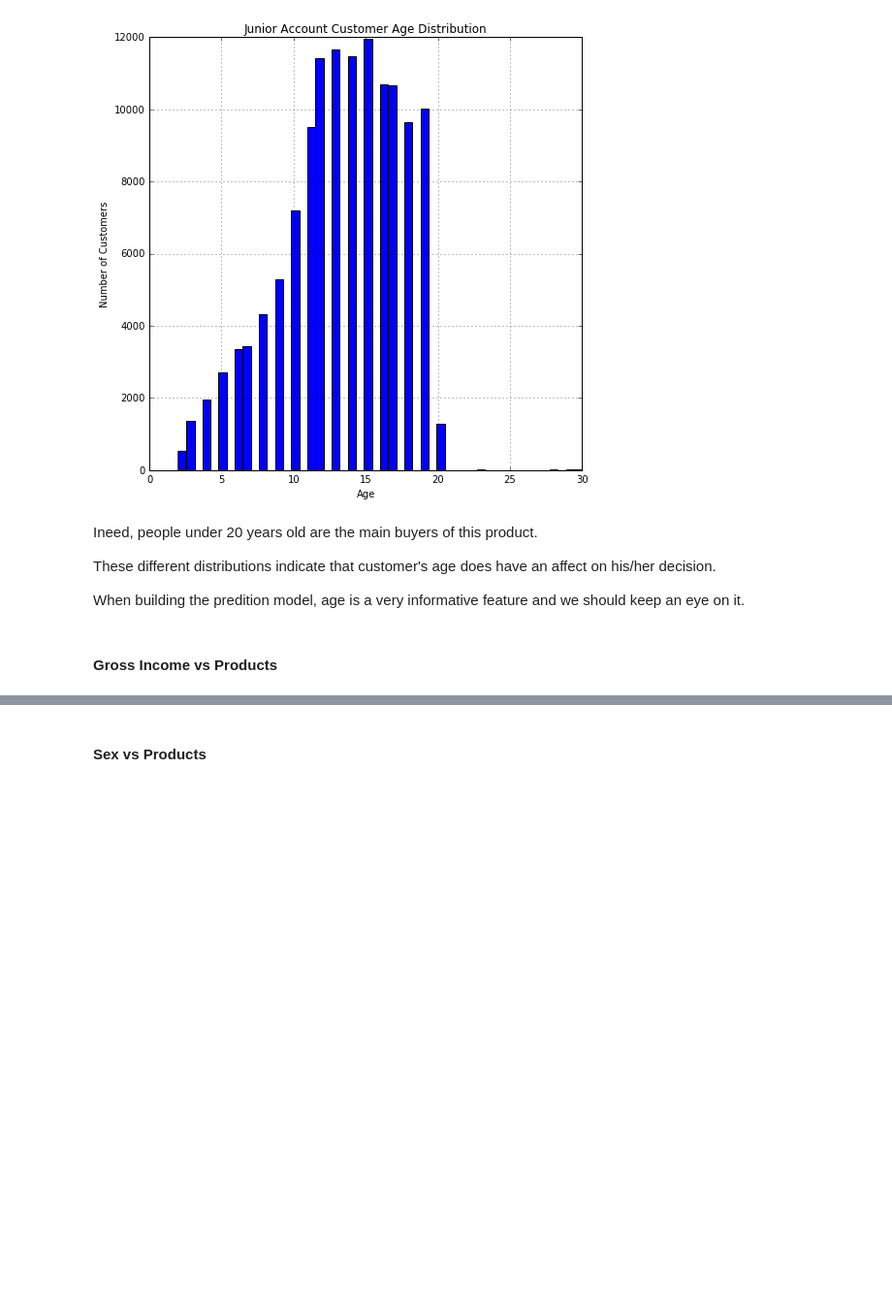
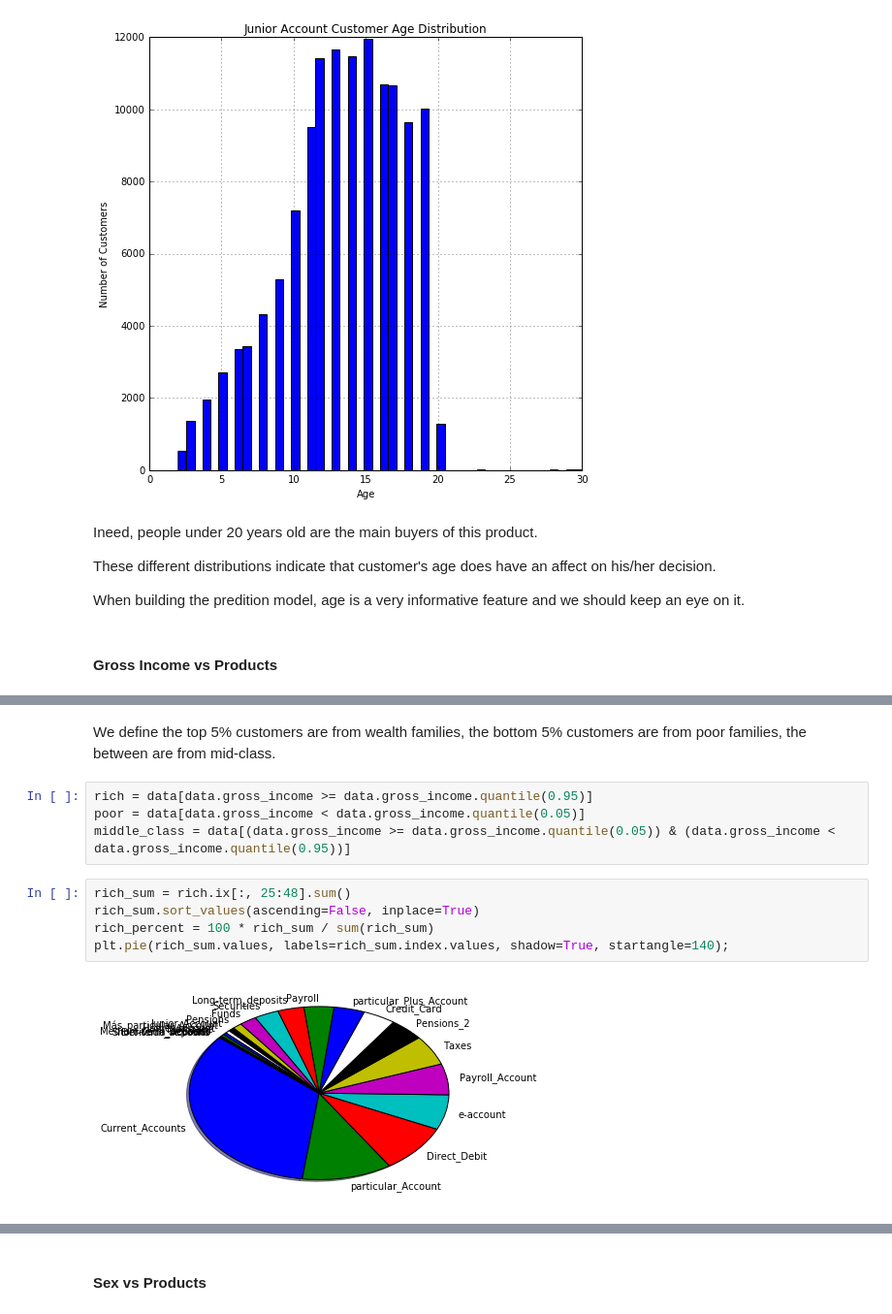
Before and after one commit to tzyk777/kaggle, a Jupyter notebook: santander bank/DataAnalysis.ipynb, the cells around one changed output, grey strips where cells are left out. Shown: that part at 97% size. Saved outputs shown, nothing was run; the diff lists cells and outputs as text; blank space fills up the shorter version.

```diff
--- a/santander bank/DataAnalysis.ipynb
+++ b/santander bank/DataAnalysis.ipynb
@@ -424,0 +418,13 @@ When building the predition model, age is a very informative feature and we shou
+# %% [markdown]
+We define the top 5% customers are from wealth families, the bottom 5% customers are from poor families, the between are from mid-class.
+# %%
+rich = data[data.gross_income >= data.gross_income.quantile(0.95)]
+poor = data[data.gross_income < data.gross_income.quantile(0.05)]
+middle_class = data[(data.gross_income >= data.gross_income.quantile(0.05)) & (data.gross_income < data.gross_income.quantile(0.95))]
+# %%
+rich_sum = rich.ix[:, 25:48].sum()
+rich_sum.sort_values(ascending=False, inplace=True)
+rich_percent = 100 * rich_sum / sum(rich_sum)
+plt.pie(rich_sum.values, labels=rich_sum.index.values, shadow=True, startangle=140);
+# %% [output]
+[figure, added]
```
Also changed, not shown: parts of 11 cells of this notebook.
